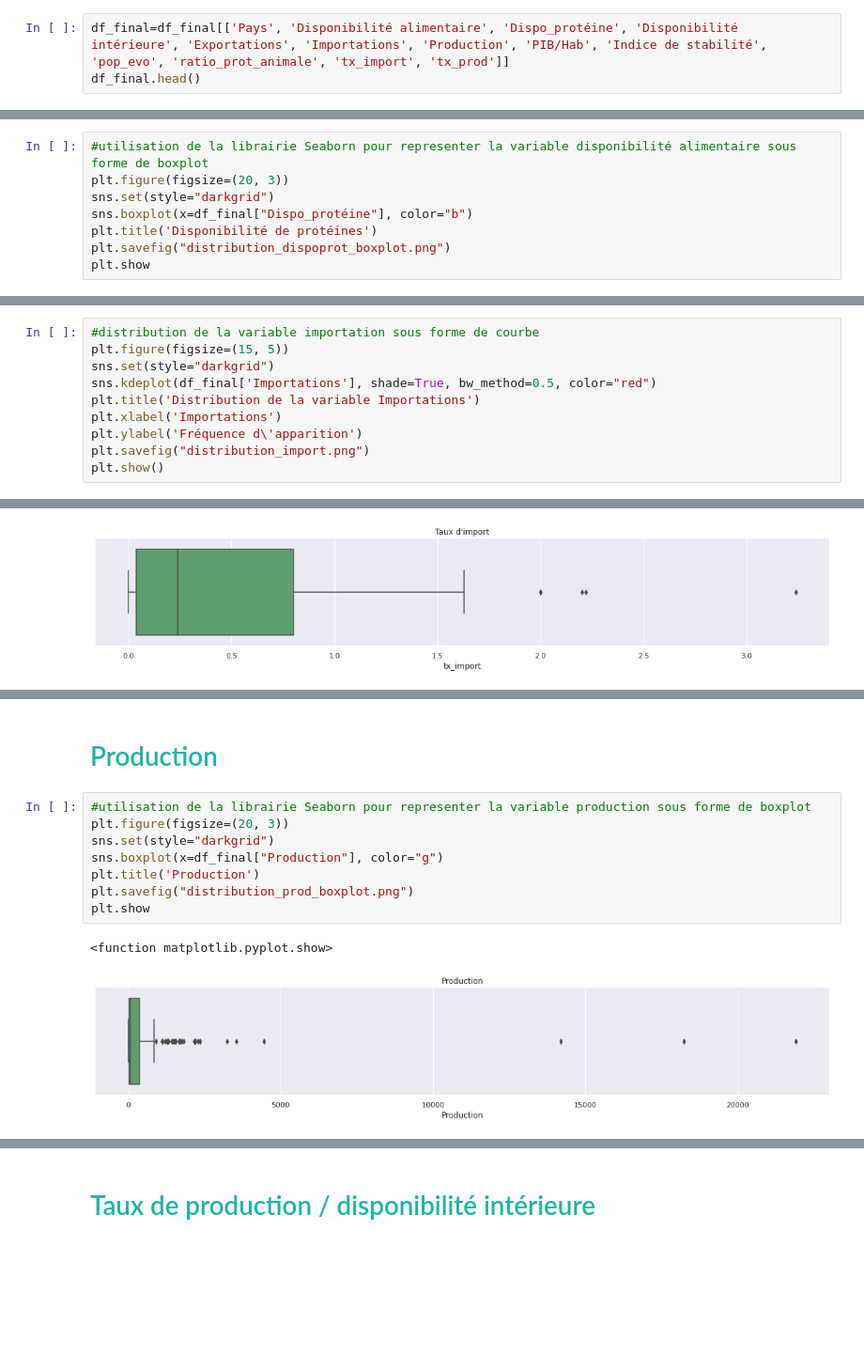
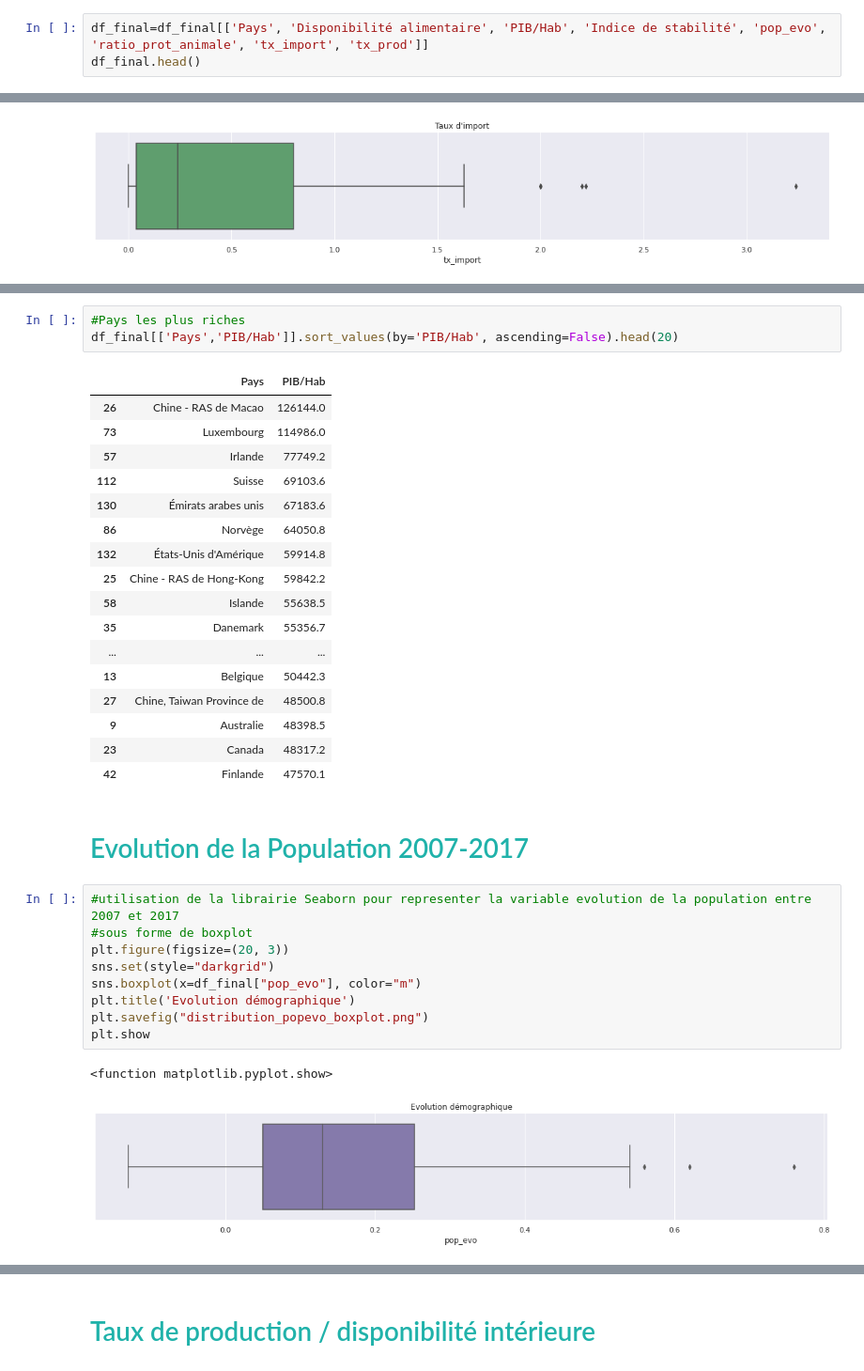
Before and after one commit to Randasabag/Etude-de-march-de-la-poule-qui-chante-avec-Python, a Jupyter notebook: projet9V1.ipynb, the cells around one changed output, grey strips where cells are left out. Shown at 94% size. Cells and saved outputs as stored; diff of their text form; blank space fills up the shorter version.

```diff
--- a/projet9V1.ipynb
+++ b/projet9V1.ipynb
@@ -884,4 +886,4 @@ df_final.head()
 # %%
-df_final=df_final[['Pays', 'Disponibilité alimentaire', 'Dispo_protéine', 'Disponibilité intérieure', 'Exportations', 'Importations', 'Production', 'PIB/Hab', 'Indice de stabilité', 'pop_evo', 'ratio_prot_animale', 'tx_import', 'tx_prod']]
+df_final=df_final[['Pays', 'Disponibilité alimentaire', 'PIB/Hab', 'Indice de stabilité', 'pop_evo', 'ratio_prot_animale', 'tx_import', 'tx_prod']]
 df_final.head()
 # %% [output]
@@ -967,8 +966,0 @@ plt.show()
-# %%
-#utilisation de la librairie Seaborn pour representer la variable disponibilité alimentaire sous forme de boxplot
-plt.figure(figsize=(20, 3))
-sns.set(style="darkgrid")
-sns.boxplot(x=df_final["Dispo_protéine"], color="b")
-plt.title('Disponibilité de protéines')
-plt.savefig("distribution_dispoprot_boxplot.png")
-plt.show
@@ -1066,10 +1000,0 @@ Liste des outliers : [514.0, 842.0, 277.0, 722.0, 338.0, 907.0, 452.0, 205.0, 50
-# %%
-#distribution de la variable importation sous forme de courbe
-plt.figure(figsize=(15, 5))
-sns.set(style="darkgrid")
-sns.kdeplot(df_final['Importations'], shade=True, bw_method=0.5, color="red")
-plt.title('Distribution de la variable Importations')
-plt.xlabel('Importations')
-plt.ylabel('Fréquence d\'apparition')
-plt.savefig("distribution_import.png")
-plt.show()
@@ -1180,13 +1042,35 @@ plt.show
+# %%
+#Pays les plus riches
+df_final[['Pays','PIB/Hab']].sort_values(by='PIB/Hab', ascending=False).head(20)
+# %% [output]
+|  | Pays | PIB/Hab |
+| 26 | Chine - RAS de Macao | 126144.0 |
+| 73 | Luxembourg | 114986.0 |
+| 57 | Irlande | 77749.2 |
+| 112 | Suisse | 69103.6 |
+| 130 | Émirats arabes unis | 67183.6 |
+| 86 | Norvège | 64050.8 |
+| 132 | États-Unis d'Amérique | 59914.8 |
+| 25 | Chine - RAS de Hong-Kong | 59842.2 |
+| 58 | Islande | 55638.5 |
+| 35 | Danemark | 55356.7 |
+| ... | ... | ... |
+| 13 | Belgique | 50442.3 |
+| 27 | Chine, Taiwan Province de | 48500.8 |
+| 9 | Australie | 48398.5 |
+| 23 | Canada | 48317.2 |
+| 42 | Finlande | 47570.1 |
 # %% [markdown]
-# <a name="C12"><font color='LightSeaGreen'>Production</font></a>
+# <a name="C12"><font color='LightSeaGreen'>Evolution de la Population 2007-2017</font></a>
 # %%
-#utilisation de la librairie Seaborn pour representer la variable production sous forme de boxplot
+#utilisation de la librairie Seaborn pour representer la variable evolution de la population entre 2007 et 2017
+#sous forme de boxplot
 plt.figure(figsize=(20, 3))
 sns.set(style="darkgrid")
-sns.boxplot(x=df_final["Production"], color="g")
-plt.title('Production')
-plt.savefig("distribution_prod_boxplot.png")
+sns.boxplot(x=df_final["pop_evo"], color="m")
+plt.title('Evolution démographique')
+plt.savefig("distribution_popevo_boxplot.png")
 plt.show
 # %% [output]
 <function matplotlib.pyplot.show>
-[figure, old version]
+[figure, new version]
```
Also changed, not shown: parts of 119 cells of this notebook.
